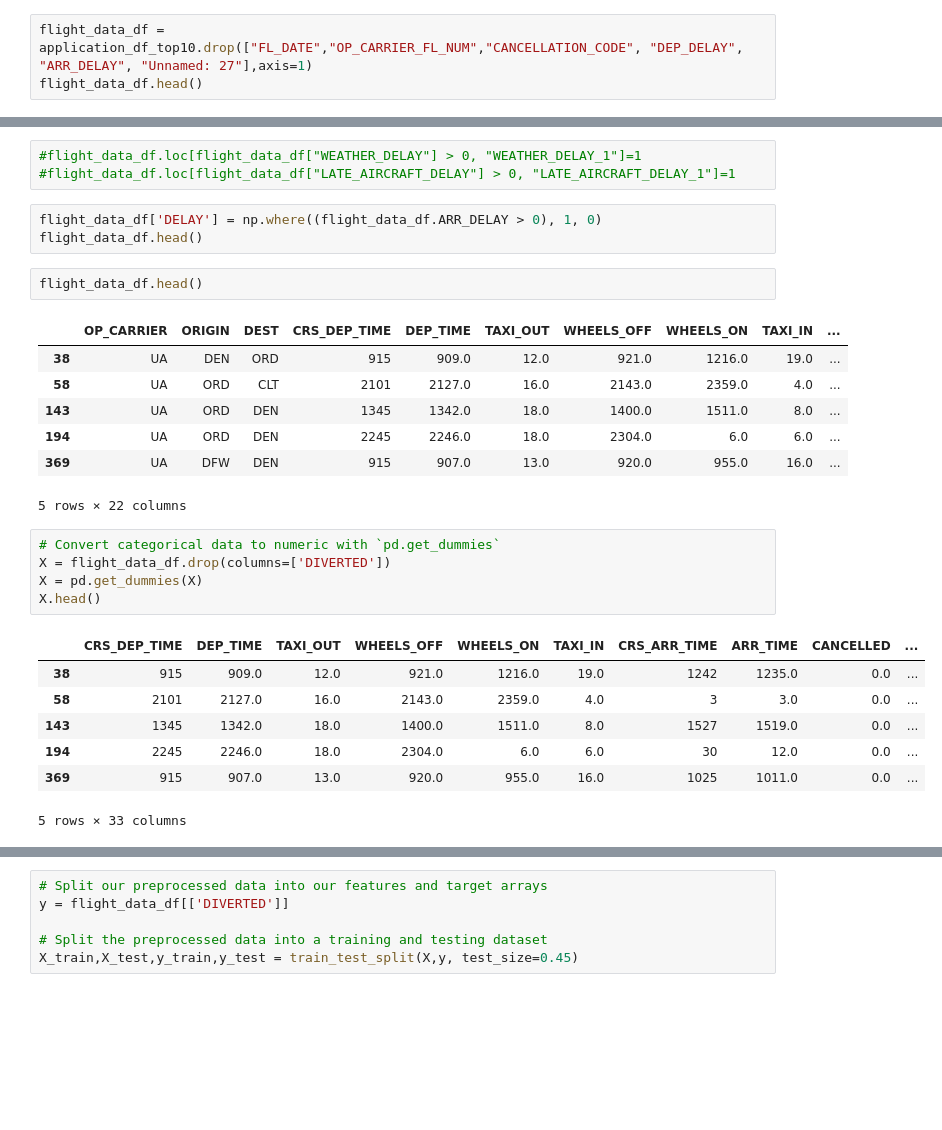
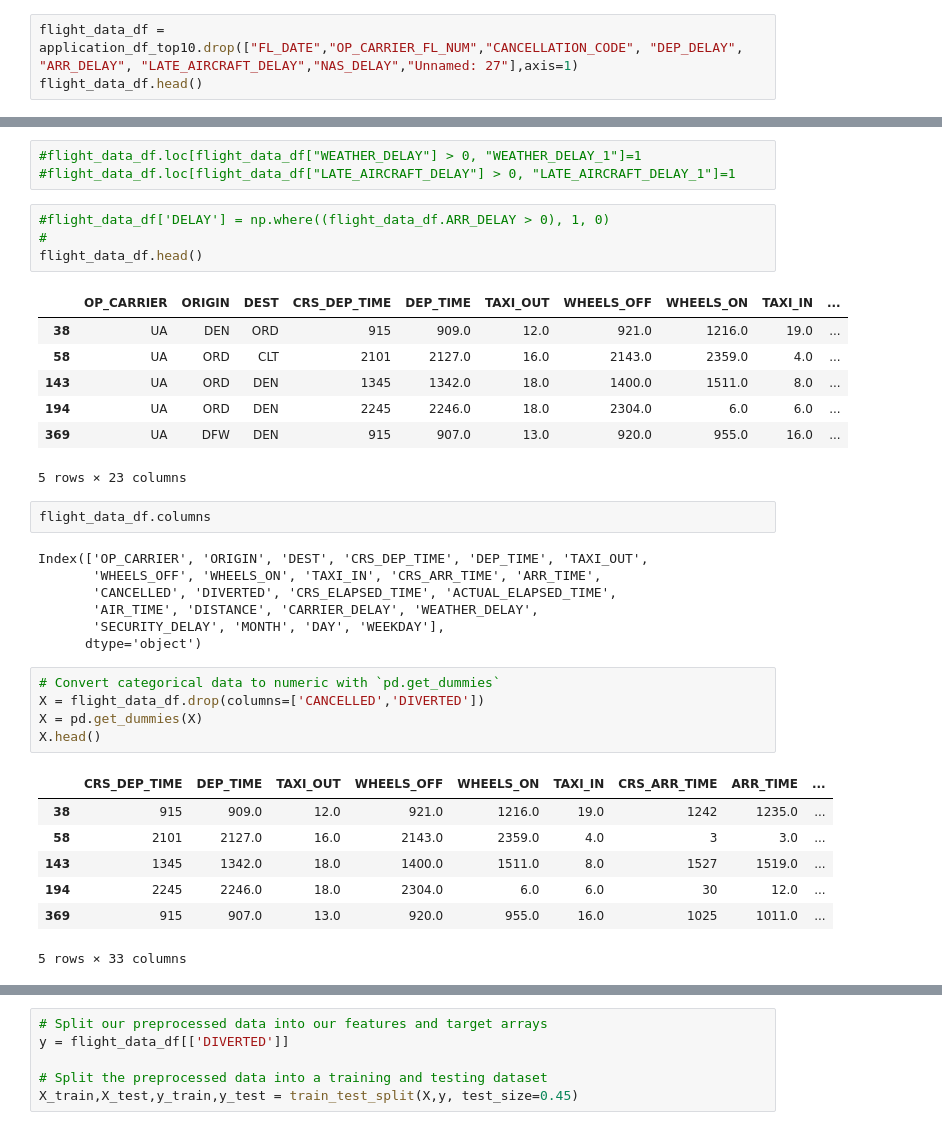
Before and after one commit to shriparna/FlightAhead, a Jupyter notebook: code/FlightDataPrepAjay.ipynb, the cells around one changed output, grey strips where cells are left out. Drawn from its saved outputs; the diff is of its cells as text; blank space fills up the shorter version.

Commit message:
Added FlightDataPrepAjay.ipynb and model

```diff
--- a/code/FlightDataPrepAjay.ipynb
+++ b/code/FlightDataPrepAjay.ipynb
@@ -105,5 +105,5 @@ application_df_top10.head()
 # %%
-flight_data_df = application_df_top10.drop(["FL_DATE","OP_CARRIER_FL_NUM","CANCELLATION_CODE", "DEP_DELAY", "ARR_DELAY", "Unnamed: 27"],axis=1)
+flight_data_df = application_df_top10.drop(["FL_DATE","OP_CARRIER_FL_NUM","CANCELLATION_CODE", "DEP_DELAY", "ARR_DELAY", "LATE_AIRCRAFT_DELAY","NAS_DELAY","Unnamed: 27"],axis=1)
 flight_data_df.head()
 # %% [output]
 |  | OP_CARRIER | ORIGIN | DEST | CRS_DEP_TIME | DEP_TIME | TAXI_OUT | WHEELS_OFF | WHEELS_ON | TAXI_IN | ... |
@@ -123,30 +154,38 @@ flight_data_df.shape
 #flight_data_df.loc[flight_data_df["WEATHER_DELAY"] > 0, "WEATHER_DELAY_1"]=1
 #flight_data_df.loc[flight_data_df["LATE_AIRCRAFT_DELAY"] > 0, "LATE_AIRCRAFT_DELAY_1"]=1
 # %%
-flight_data_df['DELAY'] = np.where((flight_data_df.ARR_DELAY > 0), 1, 0)
+#flight_data_df['DELAY'] = np.where((flight_data_df.ARR_DELAY > 0), 1, 0)
+#
 flight_data_df.head()
+# %% [output]
+|  | OP_CARRIER | ORIGIN | DEST | CRS_DEP_TIME | DEP_TIME | TAXI_OUT | WHEELS_OFF | WHEELS_ON | TAXI_IN | ... |
+| 38 | UA | DEN | ORD | 915 | 909.0 | 12.0 | 921.0 | 1216.0 | 19.0 | ... |
+| 58 | UA | ORD | CLT | 2101 | 2127.0 | 16.0 | 2143.0 | 2359.0 | 4.0 | ... |
+| 143 | UA | ORD | DEN | 1345 | 1342.0 | 18.0 | 1400.0 | 1511.0 | 8.0 | ... |
+| 194 | UA | ORD | DEN | 2245 | 2246.0 | 18.0 | 2304.0 | 6.0 | 6.0 | ... |
+| 369 | UA | DFW | DEN | 915 | 907.0 | 13.0 | 920.0 | 955.0 | 16.0 | ... |
+5 rows × 23 columns
 # %%
-flight_data_df.head()
+flight_data_df.columns
 # %% [output]
-|  | OP_CARRIER | ORIGIN | DEST | CRS_DEP_TIME | DEP_TIME | TAXI_OUT | WHEELS_OFF | WHEELS_ON | TAXI_IN | ... |
-| 38 | UA | DEN | ORD | 915 | 909.0 | 12.0 | 921.0 | 1216.0 | 19.0 | ... |
-| 58 | UA | ORD | CLT | 2101 | 2127.0 | 16.0 | 2143.0 | 2359.0 | 4.0 | ... |
-| 143 | UA | ORD | DEN | 1345 | 1342.0 | 18.0 | 1400.0 | 1511.0 | 8.0 | ... |
-| 194 | UA | ORD | DEN | 2245 | 2246.0 | 18.0 | 2304.0 | 6.0 | 6.0 | ... |
-| 369 | UA | DFW | DEN | 915 | 907.0 | 13.0 | 920.0 | 955.0 | 16.0 | ... |
-5 rows × 22 columns
+Index(['OP_CARRIER', 'ORIGIN', 'DEST', 'CRS_DEP_TIME', 'DEP_TIME', 'TAXI_OUT',
+       'WHEELS_OFF', 'WHEELS_ON', 'TAXI_IN', 'CRS_ARR_TIME', 'ARR_TIME',
+       'CANCELLED', 'DIVERTED', 'CRS_ELAPSED_TIME', 'ACTUAL_ELAPSED_TIME',
+       'AIR_TIME', 'DISTANCE', 'CARRIER_DELAY', 'WEATHER_DELAY',
+       'SECURITY_DELAY', 'MONTH', 'DAY', 'WEEKDAY'],
+      dtype='object')
 # %%
 # Convert categorical data to numeric with `pd.get_dummies`
-X = flight_data_df.drop(columns=['DIVERTED'])
+X = flight_data_df.drop(columns=['CANCELLED','DIVERTED'])
 X = pd.get_dummies(X)
 X.head()
 # %% [output]
-|  | CRS_DEP_TIME | DEP_TIME | TAXI_OUT | WHEELS_OFF | WHEELS_ON | TAXI_IN | CRS_ARR_TIME | ARR_TIME | CANCELLED | ... |
-| 38 | 915 | 909.0 | 12.0 | 921.0 | 1216.0 | 19.0 | 1242 | 1235.0 | 0.0 | ... |
-| 58 | 2101 | 2127.0 | 16.0 | 2143.0 | 2359.0 | 4.0 | 3 | 3.0 | 0.0 | ... |
-| 143 | 1345 | 1342.0 | 18.0 | 1400.0 | 1511.0 | 8.0 | 1527 | 1519.0 | 0.0 | ... |
-| 194 | 2245 | 2246.0 | 18.0 | 2304.0 | 6.0 | 6.0 | 30 | 12.0 | 0.0 | ... |
-| 369 | 915 | 907.0 | 13.0 | 920.0 | 955.0 | 16.0 | 1025 | 1011.0 | 0.0 | ... |
+|  | CRS_DEP_TIME | DEP_TIME | TAXI_OUT | WHEELS_OFF | WHEELS_ON | TAXI_IN | CRS_ARR_TIME | ARR_TIME | ... |
+| 38 | 915 | 909.0 | 12.0 | 921.0 | 1216.0 | 19.0 | 1242 | 1235.0 | ... |
+| 58 | 2101 | 2127.0 | 16.0 | 2143.0 | 2359.0 | 4.0 | 3 | 3.0 | ... |
+| 143 | 1345 | 1342.0 | 18.0 | 1400.0 | 1511.0 | 8.0 | 1527 | 1519.0 | ... |
+| 194 | 2245 | 2246.0 | 18.0 | 2304.0 | 6.0 | 6.0 | 30 | 12.0 | ... |
+| 369 | 915 | 907.0 | 13.0 | 920.0 | 955.0 | 16.0 | 1025 | 1011.0 | ... |
 5 rows × 33 columns
 # %%
 list(X.columns)
```
Also changed, not shown: parts of 11 cells of this notebook.
